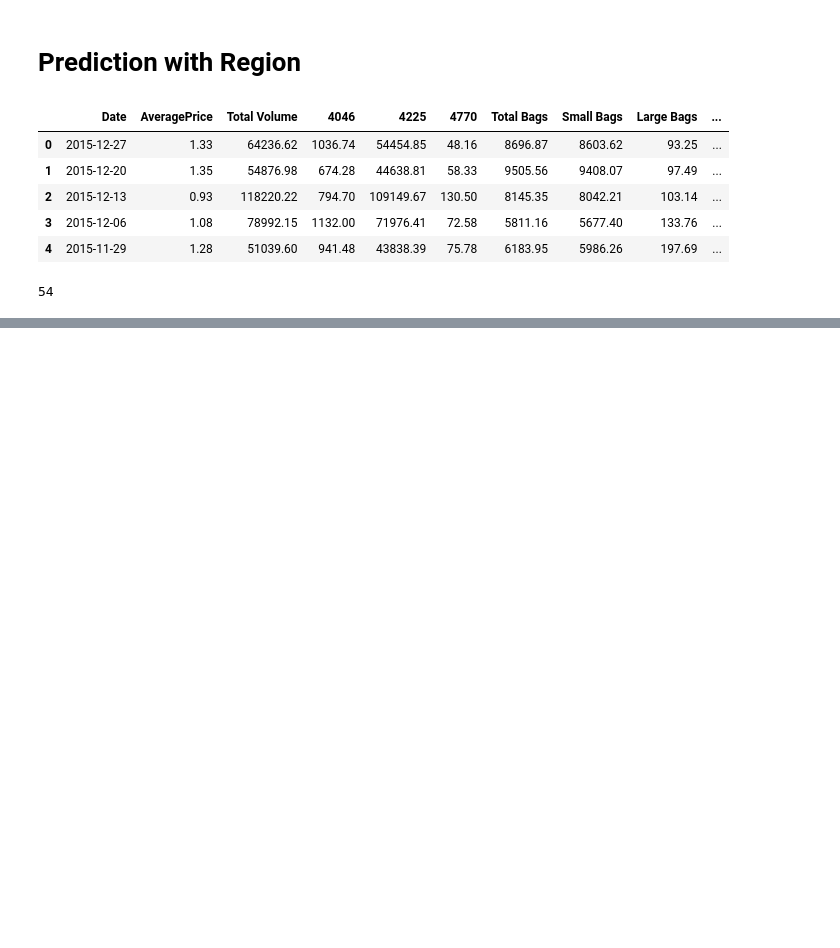
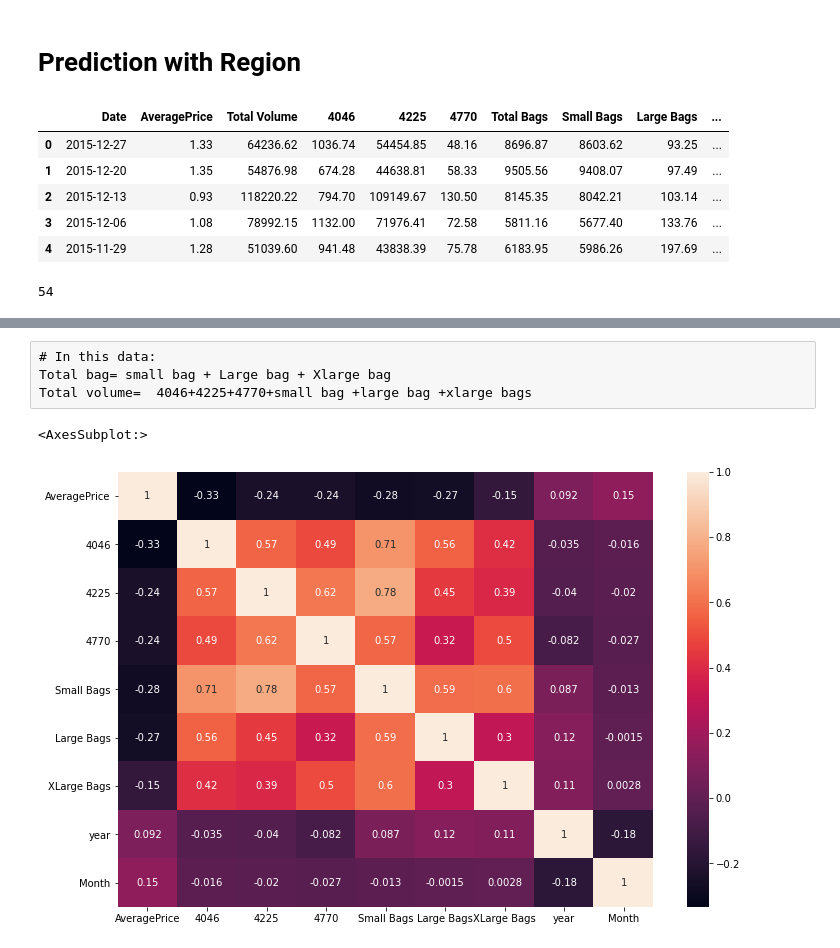
Before and after one commit to mohittomar2008/Avacado-Project, a Jupyter notebook: Avacado Project.ipynb, the cells around one changed output, grey strips where cells are left out. Saved outputs shown, nothing was run; the diff lists cells and outputs as text; code cells hidden in the pictures; blank space fills up the shorter version.

```diff
--- a/Avacado Project.ipynb
+++ b/Avacado Project.ipynb
@@ -1201,0 +1686,14 @@ df['region'].nunique()
+# %% [raw]
+# In this data:
+Total bag= small bag + Large bag + Xlarge bag
+Total volume=  4046+4225+4770+small bag +large bag +xlarge bags
+# %%
+# we can remove these columns, not required
+
+final_data= data.drop(['Total Volume','Total Bags'], axis=1)
+# %%
+plt.figure(figsize=(12,8))
+sns.heatmap(final_data.corr(), annot=True)
+# %% [output]
+<AxesSubplot:>
+[figure, added]
```
Also changed, not shown: parts of 121 cells of this notebook.
